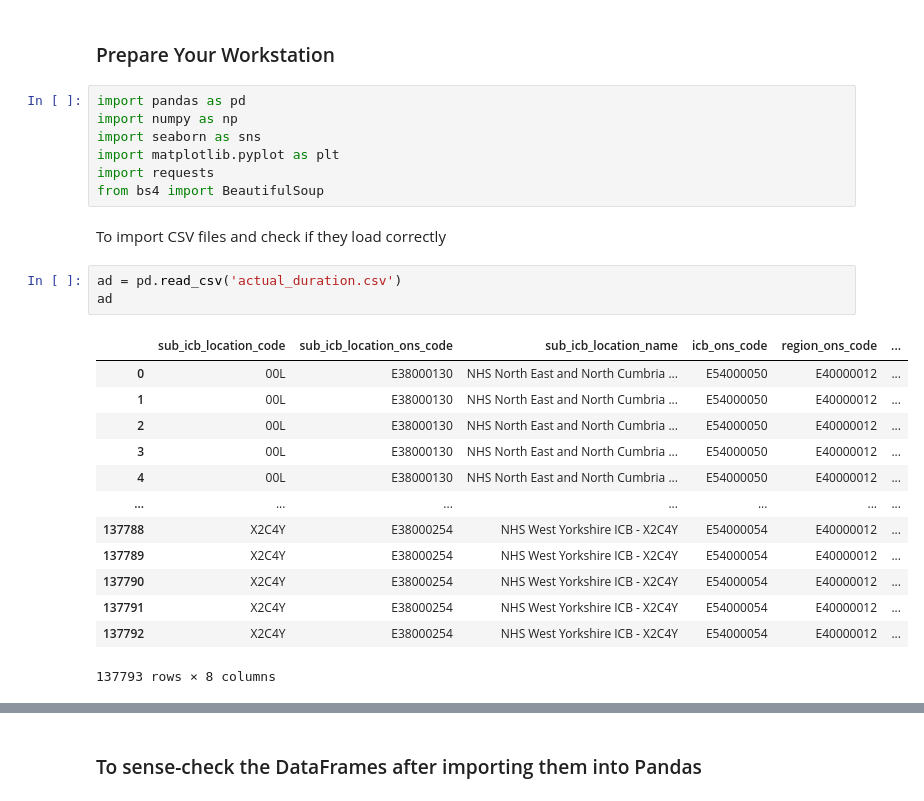
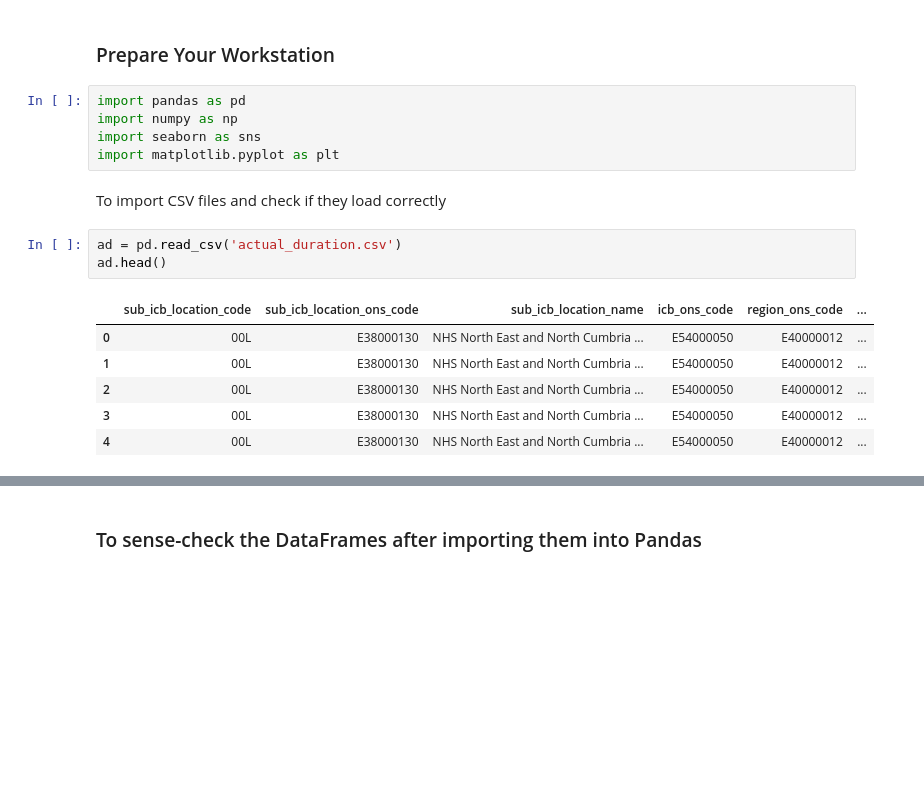
Before and after one commit to srinimogs/LSE_Course2_NHS_assignment, a Jupyter notebook: Course_2_assignment_project_NHS (1) (1).ipynb, the cells around one changed output, grey strips where cells are left out. Cells and saved outputs as stored; diff of their text form; blank space fills up the shorter version.

```diff
--- a/Course_2_assignment_project_NHS (1) (1).ipynb
+++ b/Course_2_assignment_project_NHS (1) (1).ipynb
@@ -13,26 +13,17 @@ import pandas as pd
 import numpy as np
 import seaborn as sns
 import matplotlib.pyplot as plt
-import requests
-from bs4 import BeautifulSoup
 # %% [markdown]
  To import CSV files and check if they load correctly
 # %%
 ad = pd.read_csv('actual_duration.csv')
-ad
+ad.head()
 # %% [output]
 |  | sub_icb_location_code | sub_icb_location_ons_code | sub_icb_location_name | icb_ons_code | region_ons_code | ... |
 | 0 | 00L | E38000130 | NHS North East and North Cumbria ... | E54000050 | E40000012 | ... |
 | 1 | 00L | E38000130 | NHS North East and North Cumbria ... | E54000050 | E40000012 | ... |
 | 2 | 00L | E38000130 | NHS North East and North Cumbria ... | E54000050 | E40000012 | ... |
 | 3 | 00L | E38000130 | NHS North East and North Cumbria ... | E54000050 | E40000012 | ... |
 | 4 | 00L | E38000130 | NHS North East and North Cumbria ... | E54000050 | E40000012 | ... |
-| ... | ... | ... | ... | ... | ... | ... |
-| 137788 | X2C4Y | E38000254 | NHS West Yorkshire ICB - X2C4Y | E54000054 | E40000012 | ... |
-| 137789 | X2C4Y | E38000254 | NHS West Yorkshire ICB - X2C4Y | E54000054 | E40000012 | ... |
-| 137790 | X2C4Y | E38000254 | NHS West Yorkshire ICB - X2C4Y | E54000054 | E40000012 | ... |
-| 137791 | X2C4Y | E38000254 | NHS West Yorkshire ICB - X2C4Y | E54000054 | E40000012 | ... |
-| 137792 | X2C4Y | E38000254 | NHS West Yorkshire ICB - X2C4Y | E54000054 | E40000012 | ... |
-137793 rows × 8 columns
 # %%
 ar = pd.read_csv('appointments_regional.csv')
```
Also changed, not shown: parts of 109 cells of this notebook.
